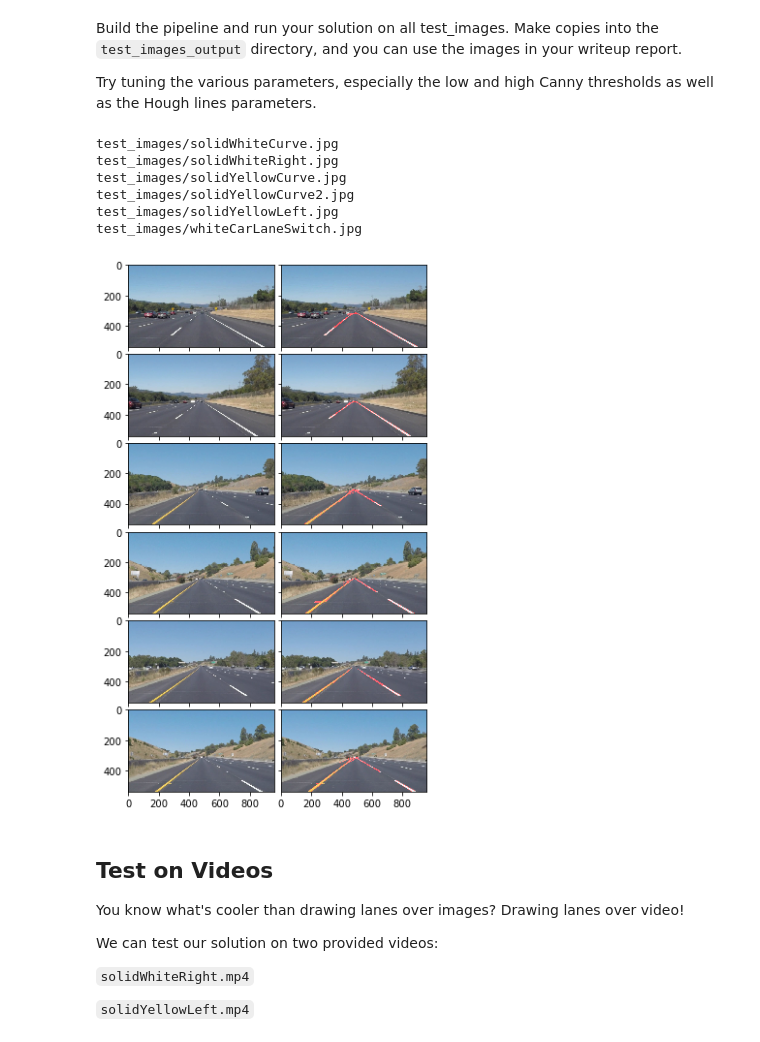
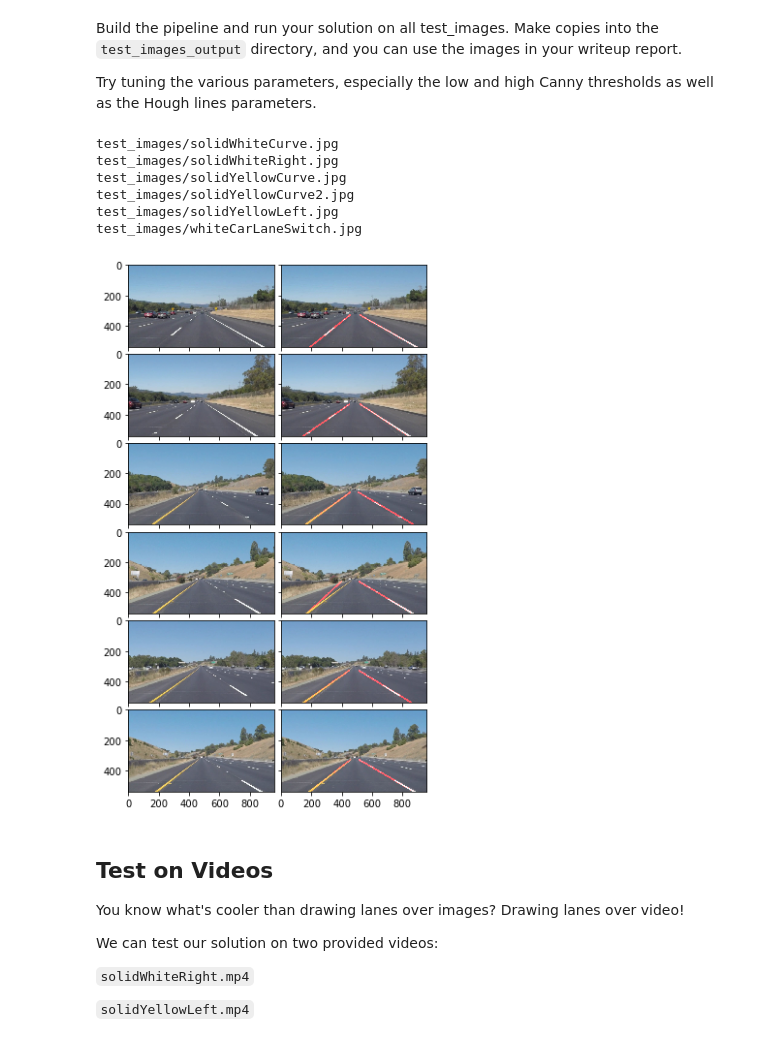
Before and after one commit to hkube/CarND-LaneLines-P1, a Jupyter notebook: P1.ipynb, the cells around one changed output. Saved outputs shown, nothing was run; the diff lists cells and outputs as text; code cells hidden in the pictures.

```diff
--- a/P1.ipynb
+++ b/P1.ipynb
@@ -200,6 +262,10 @@ Try tuning the various parameters, especially the low and high Canny thresholds
 from mpl_toolkits.axes_grid1 import ImageGrid
 import P1_Helper
 
+# Define region of interest globally
+roiTop = 330
+roiTopLeft = 460
+roiTopRight = 500
 
 imgPane = plt.figure(1, (10., 10.))
 grid = None
@@ -215,6 +281,7 @@ def plotImage(image, cmap=None):
     gridIndex += 1
 
 def processImage(image):
+    P1_Helper.setRoiTop(roiTop)
     imgGray = P1_Helper.grayscale(image)
     imgBlur = P1_Helper.gaussian_blur(imgGray, 3)
     imgCanny = P1_Helper.canny(imgBlur, 50, 150)
@@ -222,7 +289,7 @@ def processImage(image):
 
     maxX = imgGray.shape[1]-1
     maxY = imgGray.shape[0]-1
-    imageMask = np.array([[[0, maxY], [maxX/2-20, maxY/2+40], [maxX/2+20, maxY/2+40], [maxX, maxY], [0, maxY]]], dtype=np.int32)
+    imageMask = np.array([[[0, maxY], [roiTopLeft, roiTop], [roiTopRight, roiTop], [maxX, maxY], [0, maxY]]], dtype=np.int32)
     imgCrop = P1_Helper.region_of_interest(imgCanny, imageMask)
 
     imgLines = P1_Helper.hough_lines(imgCrop, rho=1, theta=np.pi/180, threshold=10, min_line_len=70, max_line_gap=70)
@@ -233,34 +300,34 @@ def processImage(image):
 
 
 
 inputImageFolder="test_images"
 outputImageFolder="test_images_output"
 if not os.path.exists(outputImageFolder):
     os.mkdir(outputImageFolder)
 
 testImages = os.listdir(inputImageFolder)
 plotPrepare(len(testImages))
 
 for imgName in testImages:
     imgFilePath = '/'.join([inputImageFolder, imgName])
     print(imgFilePath)
     image = mpimg.imread(imgFilePath)
 #    print("The image", imgName, "is", type(image), "with dimensions", image.shape)
     plotImage(image)
 
     imgResult=processImage(image)
     plotImage(imgResult)
 
     outFilePath = '/'.join([outputImageFolder, imgName])
     cv2.imwrite(outFilePath, cv2.cvtColor(imgResult, cv2.COLOR_BGR2RGB))
 # %% [output]
 test_images/solidWhiteCurve.jpg
 test_images/solidWhiteRight.jpg
 test_images/solidYellowCurve.jpg
 test_images/solidYellowCurve2.jpg
 test_images/solidYellowLeft.jpg
 test_images/whiteCarLaneSwitch.jpg
-[figure, old version]
+[figure, new version]
 # %% [markdown]
 ## Test on Videos
 
```
Also changed, not shown: parts of 6 cells of this notebook, 3 other files.
